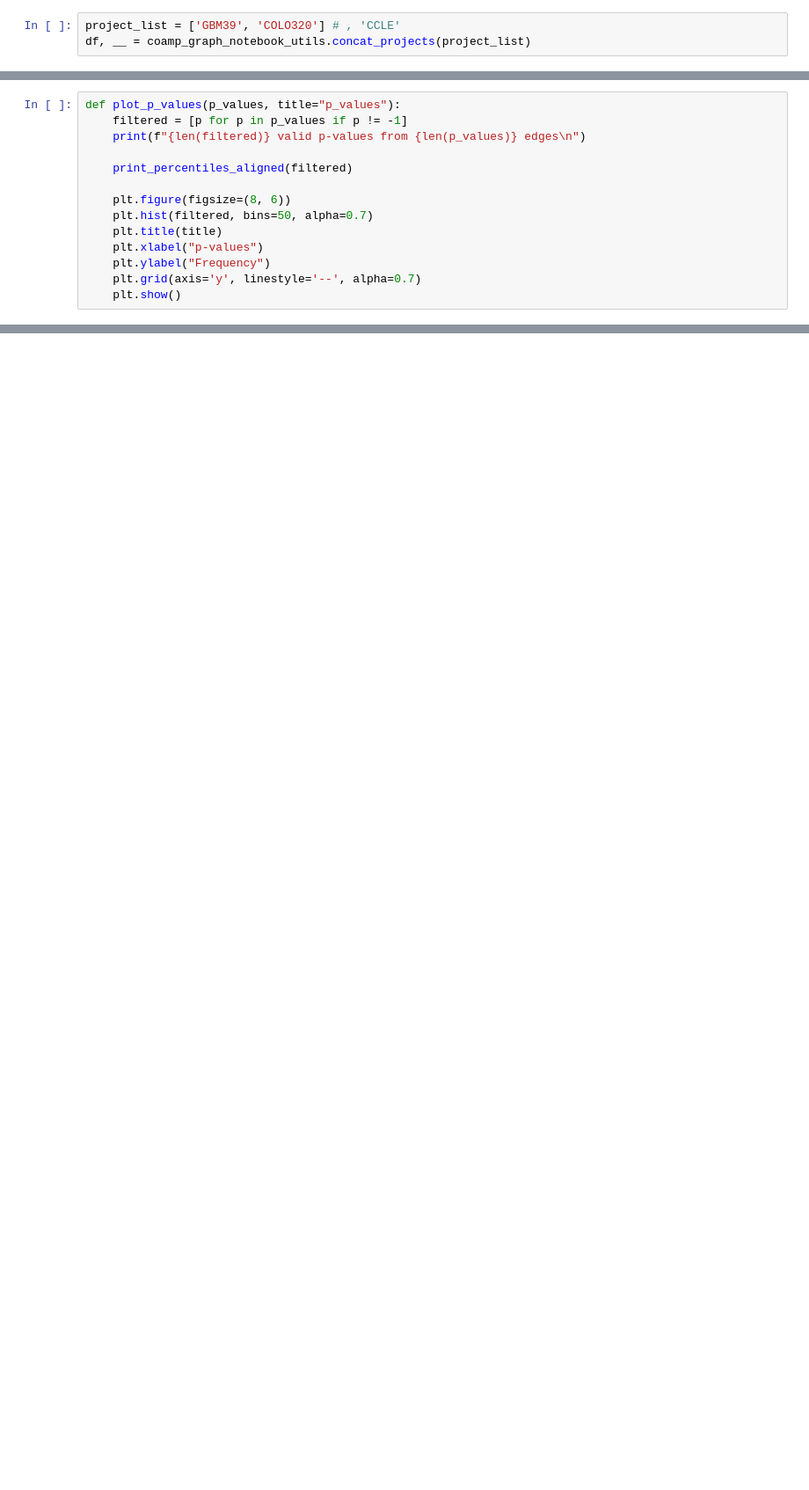
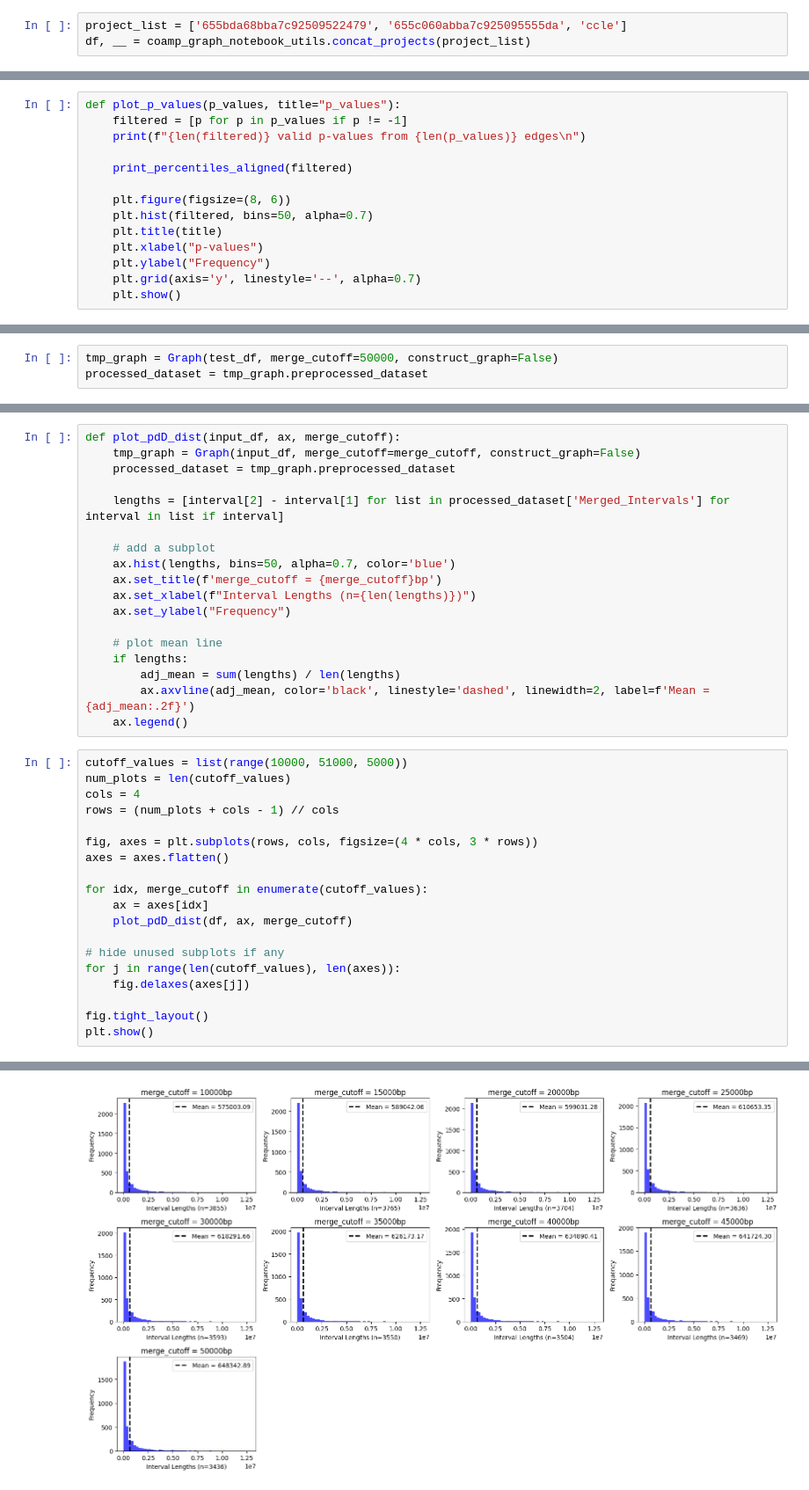
Before and after one commit to AmpliconSuite/AmpliconRepository, a Jupyter notebook: caper/caper/coamp_graph_notebook.ipynb, the cells around one changed output, grey strips where cells are left out. Shown: that part at 88% size. Cells and saved outputs as stored; diff of their text form; blank space fills up the shorter version.

Commit message:
update multi-interval test, notebook additions

```diff
--- a/caper/caper/coamp_graph_notebook.ipynb
+++ b/caper/caper/coamp_graph_notebook.ipynb
@@ -11,5 +31,5 @@ import matplotlib.pyplot as plt
 # %%
-project_list = ['GBM39', 'COLO320'] # , 'CCLE'
+project_list = ['655bda68bba7c92509522479', '655c060abba7c925095555da', 'ccle']
 df, __ = coamp_graph_notebook_utils.concat_projects(project_list)
 # %%
 df.shape
@@ -150,0 +132,3 @@ plot_p_values(q_single, title=f"Single Interval Q-Values (T1)")
+# %%
+tmp_graph = Graph(test_df, merge_cutoff=50000, construct_graph=False)
+processed_dataset = tmp_graph.preprocessed_dataset
@@ -150,0 +143,38 @@ plot_p_values(q_single, title=f"Single Interval Q-Values (T1)")
+# %%
+def plot_pdD_dist(input_df, ax, merge_cutoff):
+    tmp_graph = Graph(input_df, merge_cutoff=merge_cutoff, construct_graph=False)
+    processed_dataset = tmp_graph.preprocessed_dataset
+
+    lengths = [interval[2] - interval[1] for list in processed_dataset['Merged_Intervals'] for interval in list if interval]
+
+    # add a subplot
+    ax.hist(lengths, bins=50, alpha=0.7, color='blue')
+    ax.set_title(f'merge_cutoff = {merge_cutoff}bp')
+    ax.set_xlabel(f"Interval Lengths (n={len(lengths)})")
+    ax.set_ylabel("Frequency")
+
+    # plot mean line
+    if lengths:
+        adj_mean = sum(lengths) / len(lengths)
+        ax.axvline(adj_mean, color='black', linestyle='dashed', linewidth=2, label=f'Mean = {adj_mean:.2f}')
+    ax.legend()
+# %%
+cutoff_values = list(range(10000, 51000, 5000))
+num_plots = len(cutoff_values)
+cols = 4
+rows = (num_plots + cols - 1) // cols
+
+fig, axes = plt.subplots(rows, cols, figsize=(4 * cols, 3 * rows))
+axes = axes.flatten()
+
+for idx, merge_cutoff in enumerate(cutoff_values):
+    ax = axes[idx]
+    plot_pdD_dist(df, ax, merge_cutoff)
+
+# hide unused subplots if any
+for j in range(len(cutoff_values), len(axes)):
+    fig.delaxes(axes[j])
+
+fig.tight_layout()
+plt.show()
+# %% [output]
@@ -150,0 +198 @@ plot_p_values(q_single, title=f"Single Interval Q-Values (T1)")
+[figure, added]
```
Also changed, not shown: parts of 16 cells of this notebook, 2 other files.
